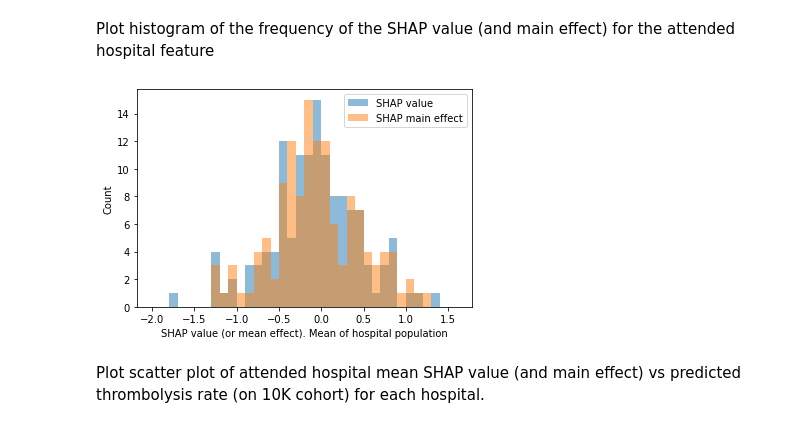
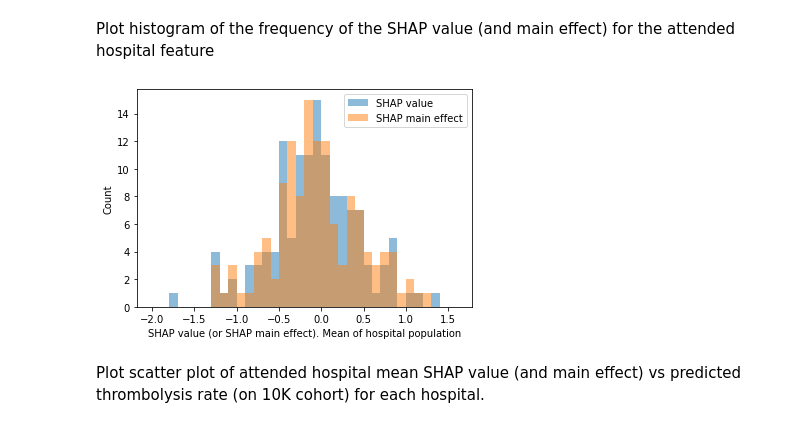
Before and after one commit to samuel-book/samuel_shap_paper_1, a Jupyter notebook: xgb_10_features/04a_xgb_10k_cohort_shap_values_interaction_values.ipynb, the cells around one changed output. Drawn from its saved outputs; the diff is of its cells as text; code cells hidden in the pictures.

```diff
--- a/xgb_10_features/04a_xgb_10k_cohort_shap_values_interaction_values.ipynb
+++ b/xgb_10_features/04a_xgb_10k_cohort_shap_values_interaction_values.ipynb
@@ -750,8 +752,10 @@ hospital_mean_shap_value = []
 hospital_mean_shap_me = []
 
 for i in range(len(hospital_order)):
-    hospital_mean_shap_value.append(np.mean(sv_attend_stroketeam_groups_ordered[i]))
-    hospital_mean_shap_me.append(np.mean(me_attend_stroketeam_groups_ordered[i]))
+    hospital_mean_shap_value.append(
+                                np.mean(sv_attend_stroketeam_groups_ordered[i]))
+    hospital_mean_shap_me.append(
+                                np.mean(me_attend_stroketeam_groups_ordered[i]))
 
 hospital_shap_df = pd.DataFrame(index=hospital_order)
 hospital_shap_df['mean SHAP value'] = hospital_mean_shap_value
@@ -787,23 +791,24 @@ Plot histogram of the frequency of the SHAP value (and main effect) for the atte
 # %%
 import random
 import numpy
 from matplotlib import pyplot
 
 x = df_hosp_plot["mean SHAP value"]
 y = df_hosp_plot["mean SHAP main effect"]
 
 bins = np.arange(-2.0, 1.7, 0.1)
 
 plt.hist(x, bins, alpha=0.5, label='SHAP value')
 plt.hist(y, bins, alpha=0.5, label='SHAP main effect')
 plt.legend(loc='upper right')
 plt.ylabel('Count')
-plt.xlabel('SHAP value (or mean effect). Mean of hospital population')
-plt.savefig(f'./output/{notebook}_{model_text}_hosp_shap_value_and_main_effect_hist.jpg', dpi=300,
+plt.xlabel('SHAP value (or SHAP main effect). Mean of hospital population')
+plt.savefig(f'./output/{notebook}_{model_text}_hosp_shap_value_and_main_effect_'
+            f'hist.jpg', dpi=300,
     bbox_inches='tight', pad_inches=0.2)
 plt.show()
 # %% [output]
-[figure, old version]
+[figure, new version]
 # %% [markdown]
 Plot scatter plot of attended hospital mean SHAP value (and main effect) vs predicted thrombolysis rate (on 10K cohort) for each hospital.
 # %%
```
Also changed, not shown: parts of 1 cell of this notebook.
